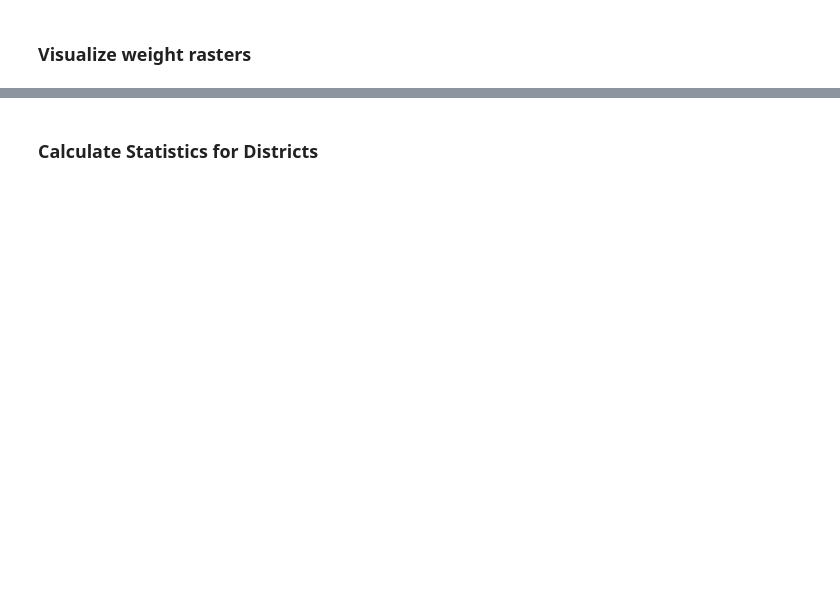
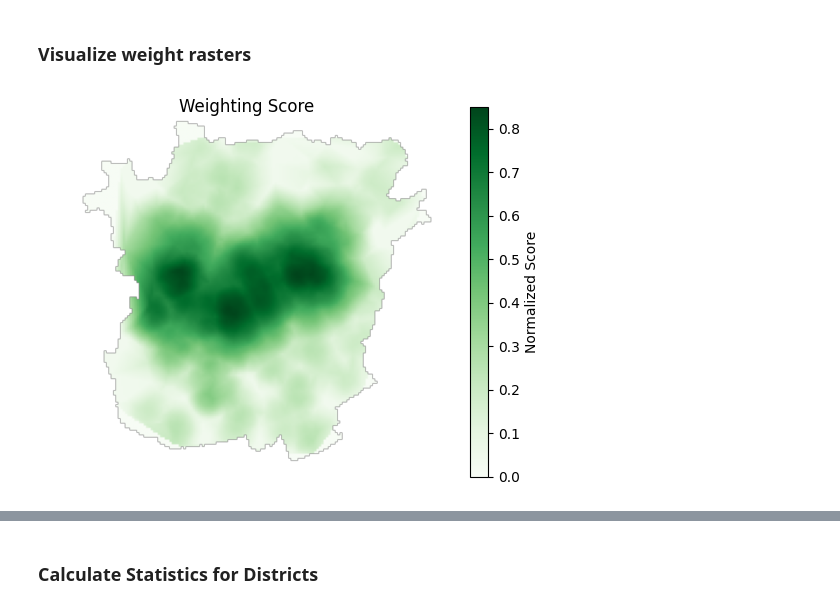
Before and after one commit to j-breitler/GIS_2_Final_G4, a Jupyter notebook: G4_Final_Project.ipynb, the cells around one changed output, grey strips where cells are left out. Saved outputs shown, nothing was run; the diff lists cells and outputs as text; code cells hidden in the pictures; blank space fills up the shorter version.

Commit message:
change visualizations in pt. 4

```diff
--- a/G4_Final_Project.ipynb
+++ b/G4_Final_Project.ipynb
@@ -800,10 +979,12 @@ print(f'Overall score {round(overall_score*100,2)}%')
 # %% [markdown]
 ### Visualize weight rasters
 # %%
-plt.imshow(weight_raster,cmap='plasma')
+plt.imshow(weight_raster,cmap='Greens')
 plt.axis('off')
 plt.colorbar(label='Normalized Score')
 plt.xlabel('Longitude'); plt.ylabel('Latitude')
 plt.title('Weighting Score')
 plt.show()
+# %% [output]
+[figure, added]
 # %%
```
Also changed, not shown: parts of 27 cells of this notebook.
